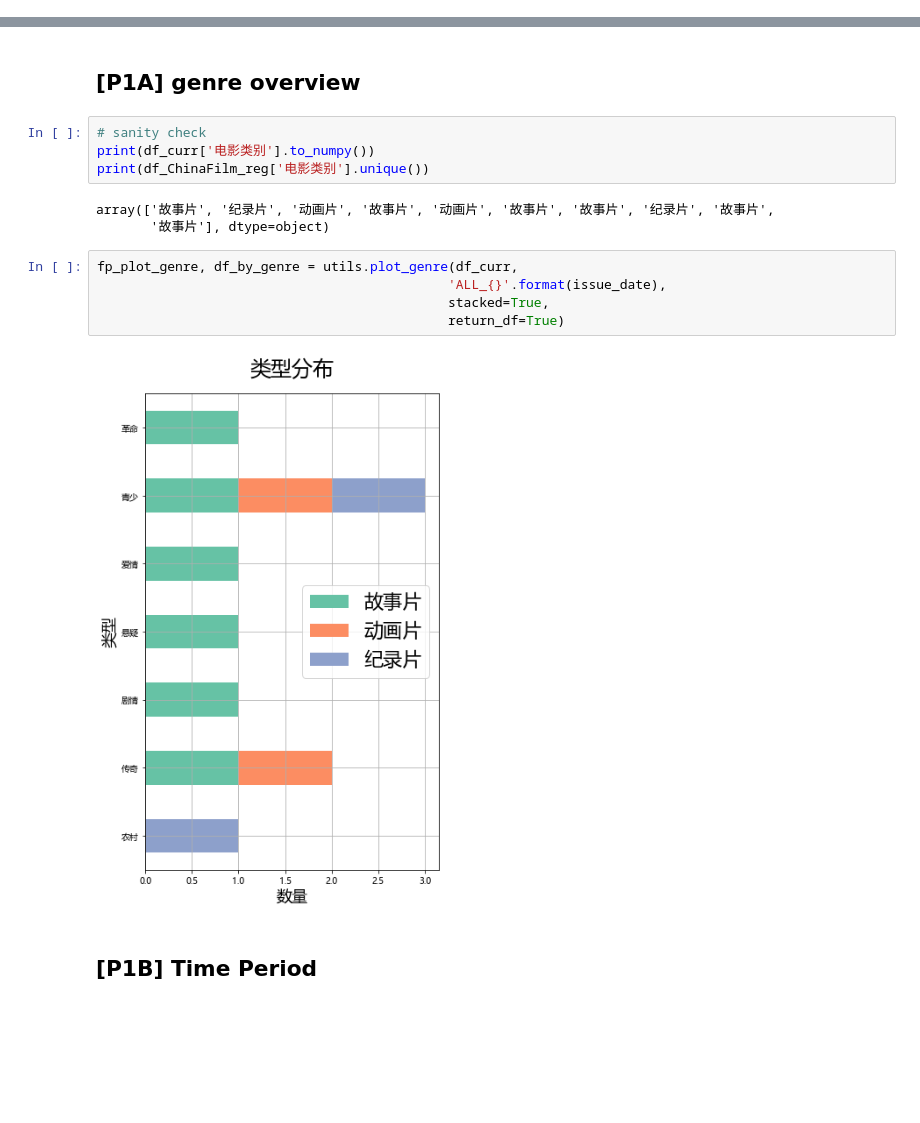
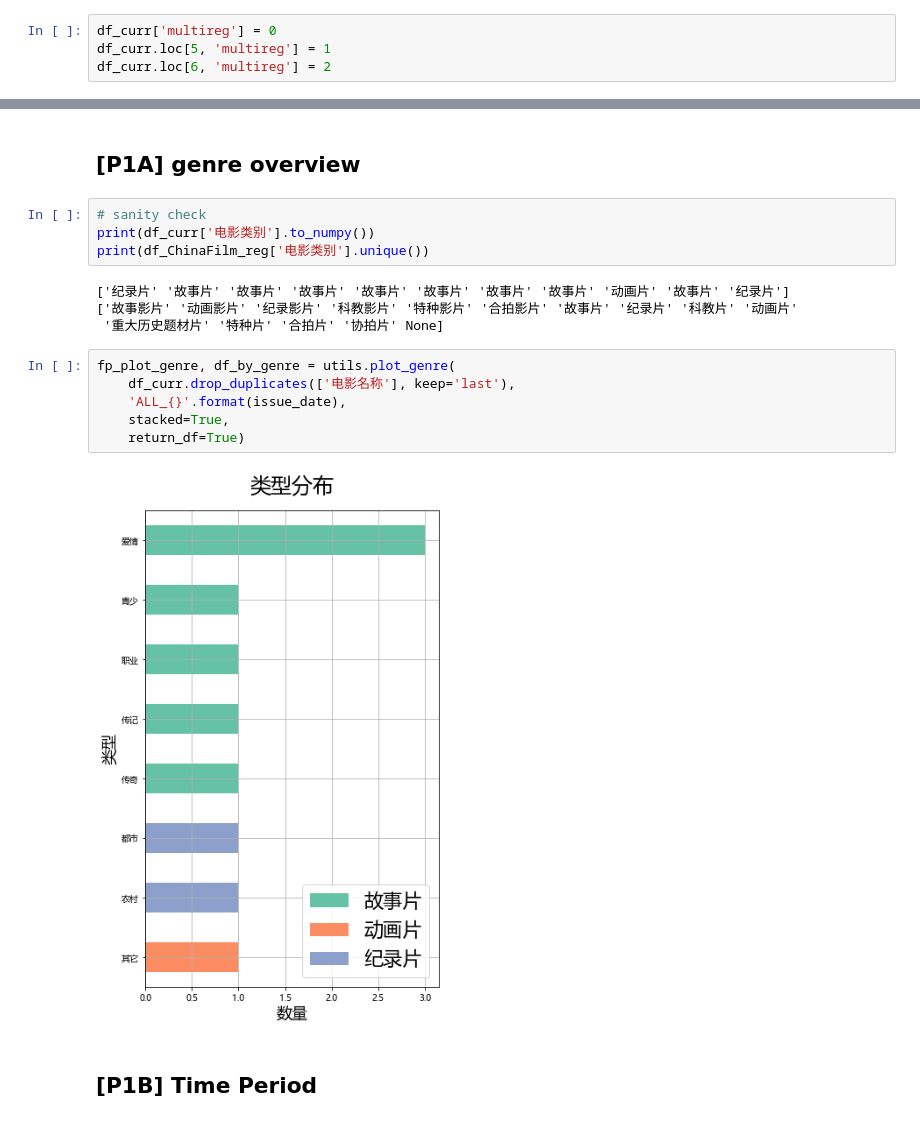
Before and after one commit to CT-Cultures/Article, a Jupyter notebook: ipynb/ZGDYPW_Release.ipynb, the cells around one changed output, grey strips where cells are left out. Cells and saved outputs as stored; diff of their text form; blank space fills up the shorter version.

```diff
--- a/ipynb/ZGDYPW_Release.ipynb
+++ b/ipynb/ZGDYPW_Release.ipynb
@@ -465,3 +475,7 @@ df_curr[['电影名称', '类型', '类型_ext', '梗概']]
+# %%
+df_curr['multireg'] = 0
+df_curr.loc[5, 'multireg'] = 1
+df_curr.loc[6, 'multireg'] = 2
 # %% [markdown]
 ## download, process posters
 # %%
@@ -586,15 +616,17 @@ print(P1)
 print(df_curr['电影类别'].to_numpy())
 print(df_ChinaFilm_reg['电影类别'].unique())
 # %% [output]
-array(['故事片', '纪录片', '动画片', '故事片', '动画片', '故事片', '故事片', '纪录片', '故事片',
-       '故事片'], dtype=object)
+['纪录片' '故事片' '故事片' '故事片' '故事片' '故事片' '故事片' '故事片' '动画片' '故事片' '纪录片']
+['故事影片' '动画影片' '纪录影片' '科教影片' '特种影片' '合拍影片' '故事片' '纪录片' '科教片' '动画片'
+ '重大历史题材片' '特种片' '合拍片' '协拍片' None]
 # %%
-fp_plot_genre, df_by_genre = utils.plot_genre(df_curr,
-                                             'ALL_{}'.format(issue_date),
-                                             stacked=True,
-                                             return_df=True)
+fp_plot_genre, df_by_genre = utils.plot_genre(
+    df_curr.drop_duplicates(['电影名称'], keep='last'),
+    'ALL_{}'.format(issue_date),
+    stacked=True,
+    return_df=True)
 # %% [output]
-[figure, old version]
+[figure, new version]
 # %% [markdown]
 ## [P1B] Time Period
 # %%
```
Also changed, not shown: parts of 34 cells of this notebook, 1 other file.
